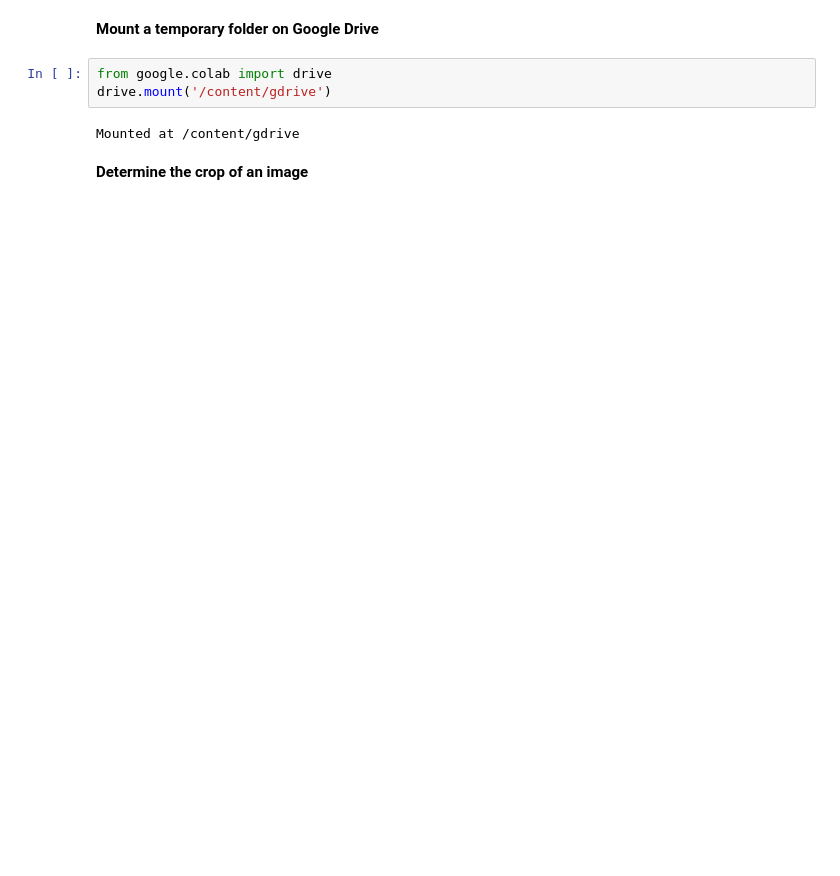
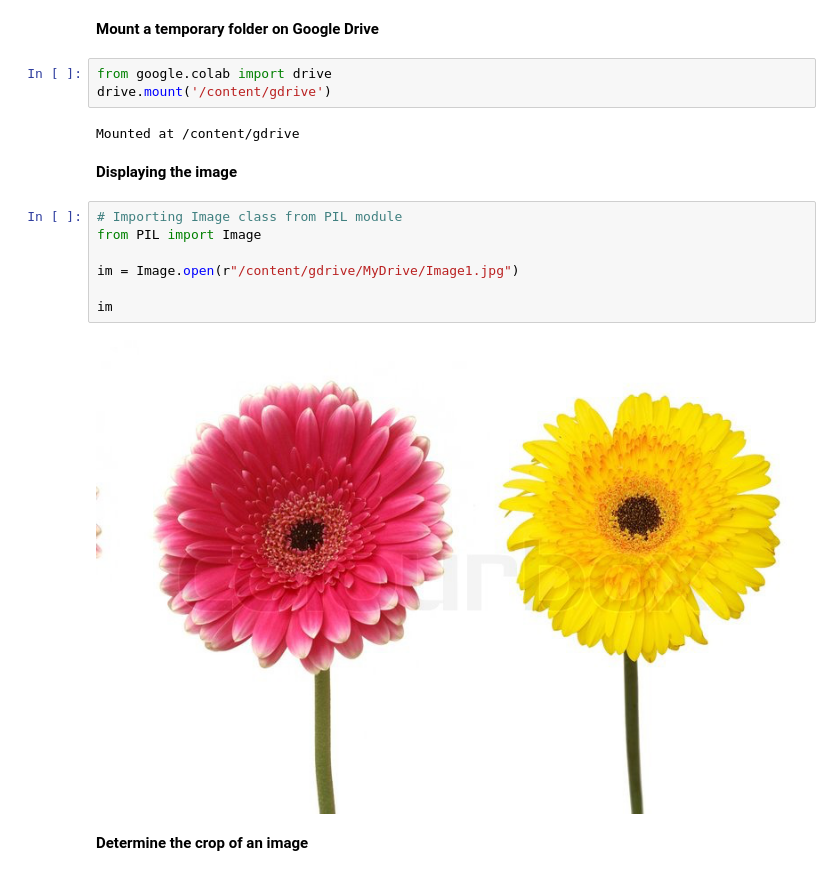
Before and after one commit to Coliverfelt/ImageAugmentation---Imgaug, a Jupyter notebook: Augmentation_Imgaug.ipynb, the cells around one changed output. Drawn from its saved outputs; the diff is of its cells as text; blank space fills up the shorter version.

```diff
--- a/Augmentation_Imgaug.ipynb
+++ b/Augmentation_Imgaug.ipynb
@@ -5,6 +5,17 @@ from google.colab import drive
 drive.mount('/content/gdrive')
 # %% [output]
 Mounted at /content/gdrive
+# %% [markdown]
+**Displaying the image**
+# %%
+# Importing Image class from PIL module
+from PIL import Image
+
+im = Image.open(r"/content/gdrive/MyDrive/Image1.jpg")
+
+im
+# %% [output]
+[figure, added]
 # %% [markdown]
 **Determine the crop of an image**
 # %%
```
Also changed, not shown: parts of 6 cells of this notebook.
